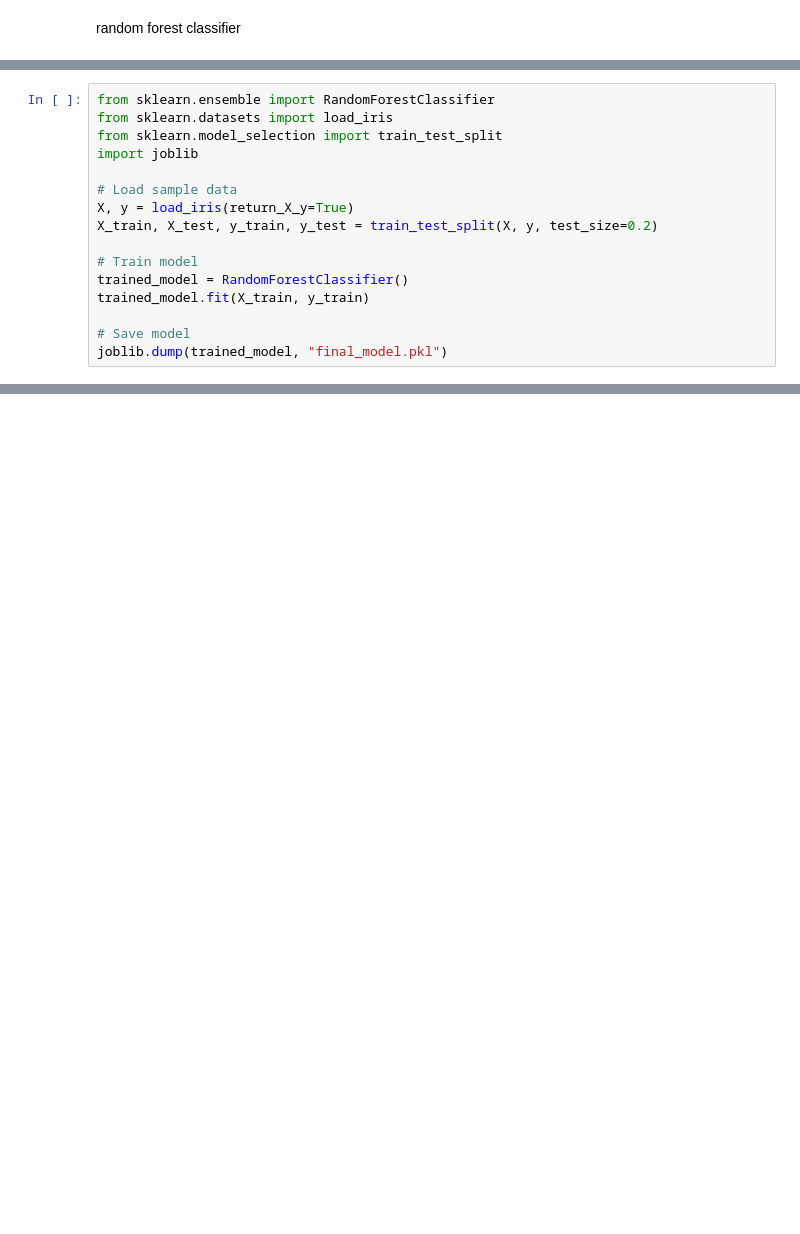
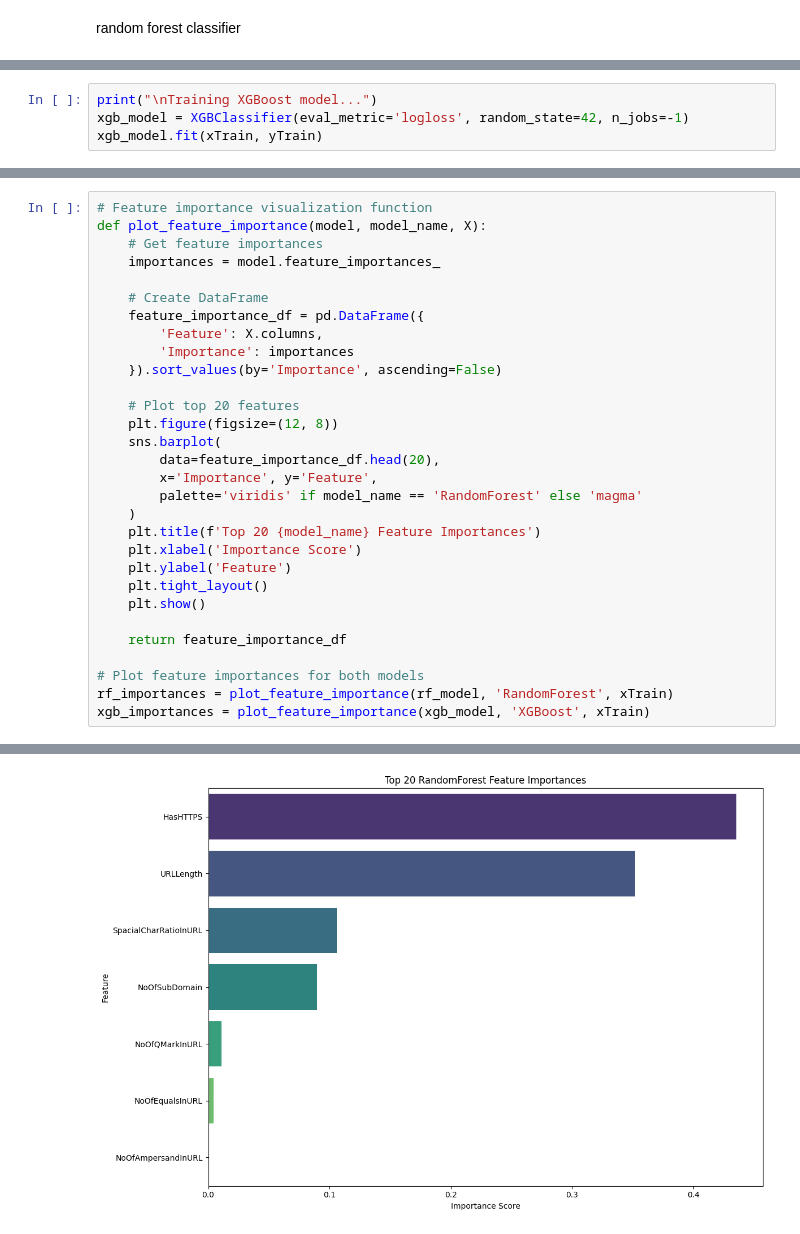
Before and after one commit to AvantikaJain15/Phishing_Url, a Jupyter notebook: phishing-ml.ipynb, the cells around one changed output, grey strips where cells are left out. Cells and saved outputs as stored; diff of their text form; blank space fills up the shorter version.

```diff
--- a/phishing-ml.ipynb
+++ b/phishing-ml.ipynb
@@ -294,16 +274,0 @@ Passing `palette` without assigning `hue` is deprecated and will be removed in v
-# %%
-from sklearn.ensemble import RandomForestClassifier
-from sklearn.datasets import load_iris
-from sklearn.model_selection import train_test_split
-import joblib
-
-# Load sample data
-X, y = load_iris(return_X_y=True)
-X_train, X_test, y_train, y_test = train_test_split(X, y, test_size=0.2)
-
-# Train model
-trained_model = RandomForestClassifier()
-trained_model.fit(X_train, y_train)
-
-# Save model
-joblib.dump(trained_model, "final_model.pkl")
@@ -311,0 +286,4 @@ joblib.dump(trained_model, "final_model.pkl")
+# %%
+print("\nTraining XGBoost model...")
+xgb_model = XGBClassifier(eval_metric='logloss', random_state=42, n_jobs=-1)
+xgb_model.fit(xTrain, yTrain)
@@ -311,0 +336,31 @@ joblib.dump(trained_model, "final_model.pkl")
+# %%
+# Feature importance visualization function
+def plot_feature_importance(model, model_name, X):
+    # Get feature importances
+    importances = model.feature_importances_
+
+    # Create DataFrame
+    feature_importance_df = pd.DataFrame({
+        'Feature': X.columns,
+        'Importance': importances
+    }).sort_values(by='Importance', ascending=False)
+
+    # Plot top 20 features
+    plt.figure(figsize=(12, 8))
+    sns.barplot(
+        data=feature_importance_df.head(20),
+        x='Importance', y='Feature',
+        palette='viridis' if model_name == 'RandomForest' else 'magma'
+    )
+    plt.title(f'Top 20 {model_name} Feature Importances')
+    plt.xlabel('Importance Score')
+    plt.ylabel('Feature')
+    plt.tight_layout()
+    plt.show()
+
+    return feature_importance_df
+
+# Plot feature importances for both models
+rf_importances = plot_feature_importance(rf_model, 'RandomForest', xTrain)
+xgb_importances = plot_feature_importance(xgb_model, 'XGBoost', xTrain)
+# %% [output]
@@ -311,0 +370 @@ joblib.dump(trained_model, "final_model.pkl")
+[figure, added]
```
Also changed, not shown: parts of 41 cells of this notebook, 2 other files.
